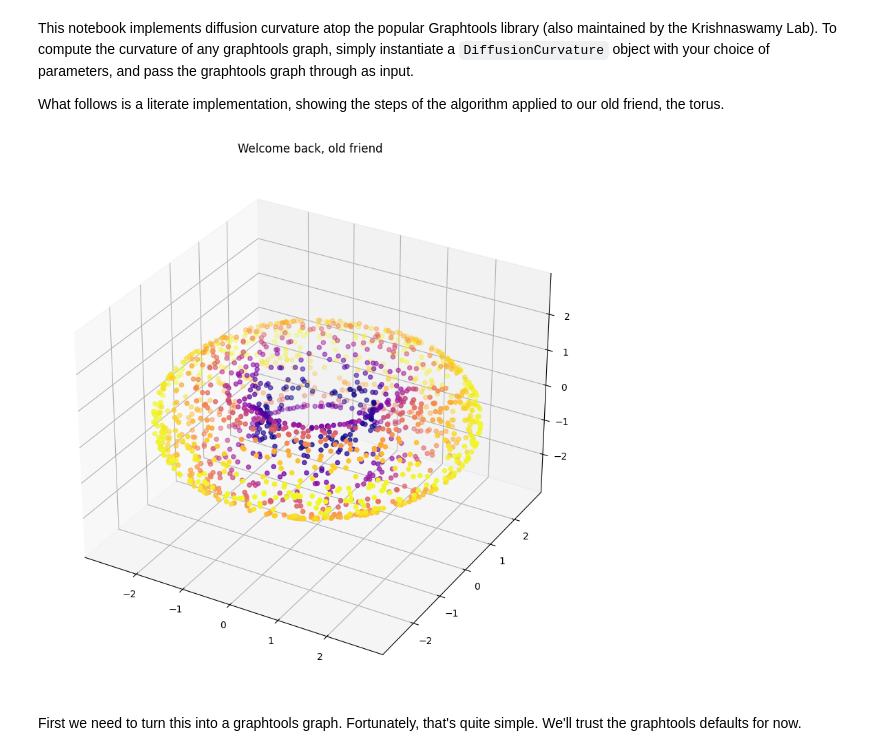
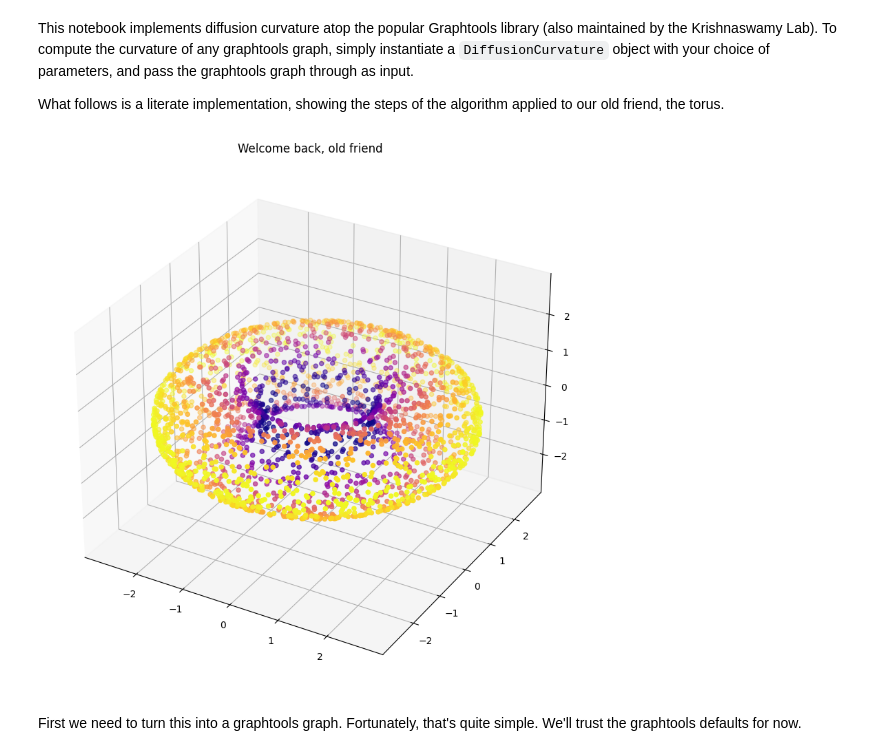
Before and after one commit to professorwug/diffusion-curvature-old, a Jupyter notebook: Core (graphtools).ipynb, the cells around one changed output. Cells and saved outputs as stored; diff of their text form; code cells hidden in the pictures.

```diff
--- a/Core (graphtools).ipynb
+++ b/Core (graphtools).ipynb
@@ -12,10 +14,10 @@ This notebook implements diffusion curvature atop the popular Graphtools library
 What follows is a literate implementation, showing the steps of the algorithm applied to our old friend, the torus.
 # %%
 from diffusion_curvature.datasets import torus
-X_torus, torus_gaussian_curvature = torus(n=3000)
+X_torus, torus_gaussian_curvature = torus(n=5000)
 plot_3d(X_torus, torus_gaussian_curvature, title="Welcome back, old friend")
 # %% [output]
-[figure, old version]
+[figure, new version]
 # %% [markdown]
 First we need to turn this into a graphtools graph. Fortunately, that's quite simple. We'll trust the graphtools defaults for now.
 # %%
```
Also changed, not shown: parts of 24 cells of this notebook, 13 other files.
